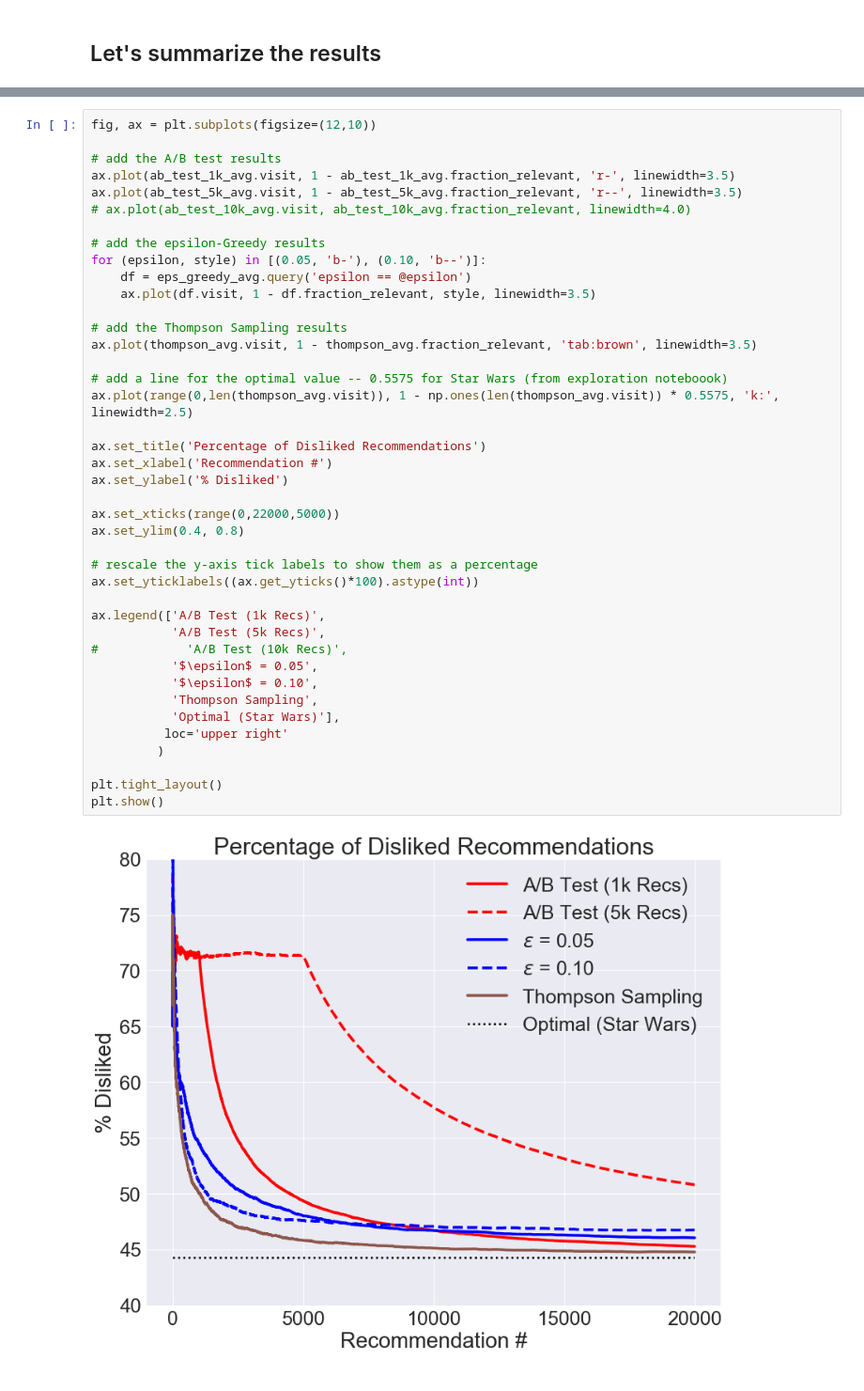
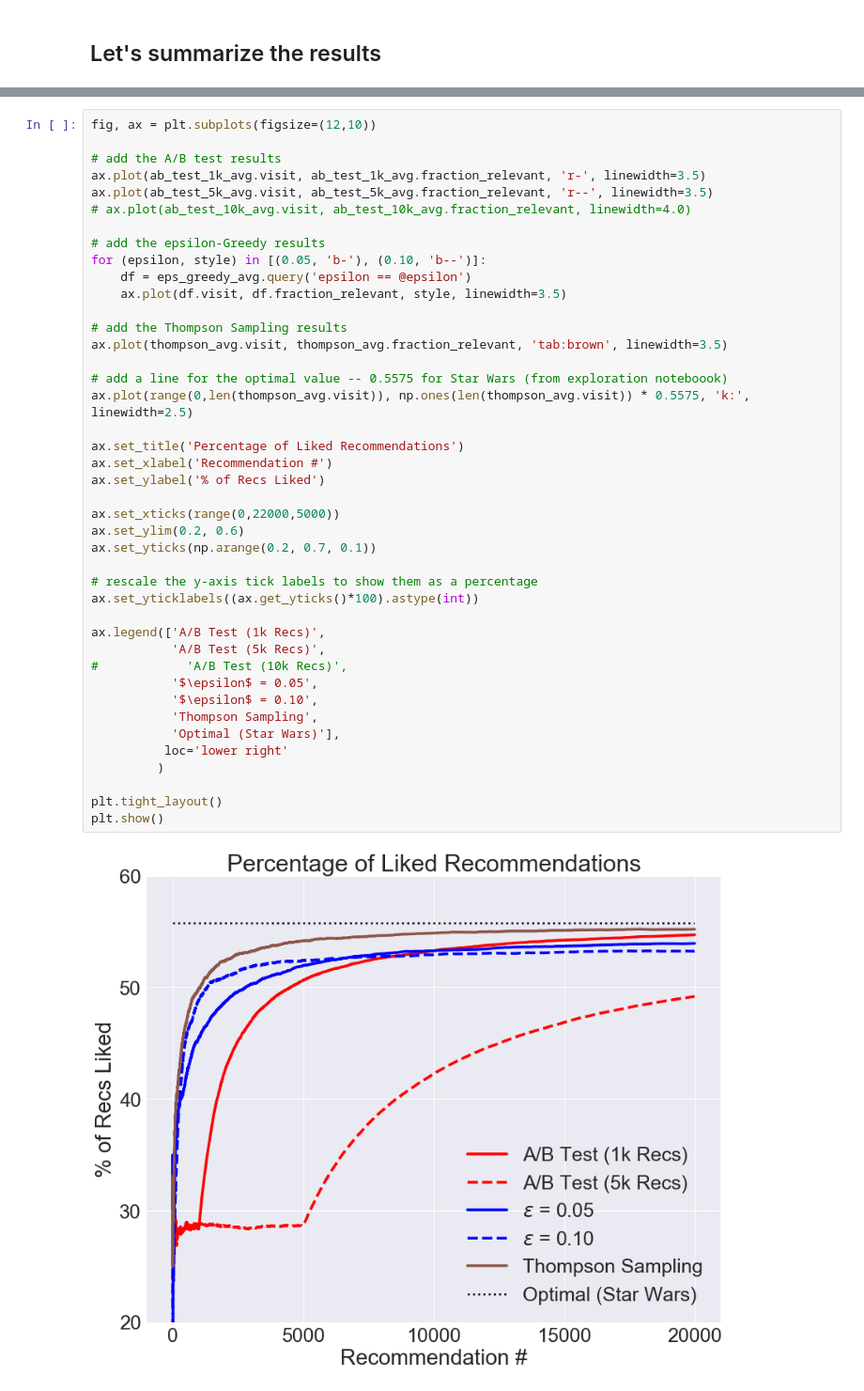
Before and after one commit to brian-c-ogorman/ABanditTesting, a Jupyter notebook: 2_results_analysis.ipynb, the cells around one changed output, grey strips where cells are left out. Shown: that part at 94% size. Drawn from its saved outputs; the diff is of its cells as text.

Commit message:
Updated figures based on feedback

```diff
--- a/2_results_analysis.ipynb
+++ b/2_results_analysis.ipynb
@@ -248,43 +248,44 @@ thompson_avg.head()
 fig, ax = plt.subplots(figsize=(12,10))
 
 # add the A/B test results
-ax.plot(ab_test_1k_avg.visit, 1 - ab_test_1k_avg.fraction_relevant, 'r-', linewidth=3.5)
-ax.plot(ab_test_5k_avg.visit, 1 - ab_test_5k_avg.fraction_relevant, 'r--', linewidth=3.5)
+ax.plot(ab_test_1k_avg.visit, ab_test_1k_avg.fraction_relevant, 'r-', linewidth=3.5)
+ax.plot(ab_test_5k_avg.visit, ab_test_5k_avg.fraction_relevant, 'r--', linewidth=3.5)
 # ax.plot(ab_test_10k_avg.visit, ab_test_10k_avg.fraction_relevant, linewidth=4.0)
 
 # add the epsilon-Greedy results
 for (epsilon, style) in [(0.05, 'b-'), (0.10, 'b--')]:
     df = eps_greedy_avg.query('epsilon == @epsilon')
-    ax.plot(df.visit, 1 - df.fraction_relevant, style, linewidth=3.5)
+    ax.plot(df.visit, df.fraction_relevant, style, linewidth=3.5)
 
 # add the Thompson Sampling results
-ax.plot(thompson_avg.visit, 1 - thompson_avg.fraction_relevant, 'tab:brown', linewidth=3.5)
+ax.plot(thompson_avg.visit, thompson_avg.fraction_relevant, 'tab:brown', linewidth=3.5)
 
 # add a line for the optimal value -- 0.5575 for Star Wars (from exploration noteboook)
-ax.plot(range(0,len(thompson_avg.visit)), 1 - np.ones(len(thompson_avg.visit)) * 0.5575, 'k:', linewidth=2.5)
+ax.plot(range(0,len(thompson_avg.visit)), np.ones(len(thompson_avg.visit)) * 0.5575, 'k:', linewidth=2.5)
 
-ax.set_title('Percentage of Disliked Recommendations')
+ax.set_title('Percentage of Liked Recommendations')
 ax.set_xlabel('Recommendation #')
-ax.set_ylabel('% Disliked')
+ax.set_ylabel('% of Recs Liked')
 
 ax.set_xticks(range(0,22000,5000))
-ax.set_ylim(0.4, 0.8)
+ax.set_ylim(0.2, 0.6)
+ax.set_yticks(np.arange(0.2, 0.7, 0.1))
 
 # rescale the y-axis tick labels to show them as a percentage
 ax.set_yticklabels((ax.get_yticks()*100).astype(int))
 
 ax.legend(['A/B Test (1k Recs)',
            'A/B Test (5k Recs)',
 #            'A/B Test (10k Recs)',
            '$\epsilon$ = 0.05',
            '$\epsilon$ = 0.10',
            'Thompson Sampling',
            'Optimal (Star Wars)'],
-          loc='upper right'
+          loc='lower right'
          )
 
 plt.tight_layout()
 plt.show()
 # %% [output]
-[figure, old version]
+[figure, new version]
 # %%
```
Also changed, not shown: parts of 2 cells of this notebook, 4 other files.
